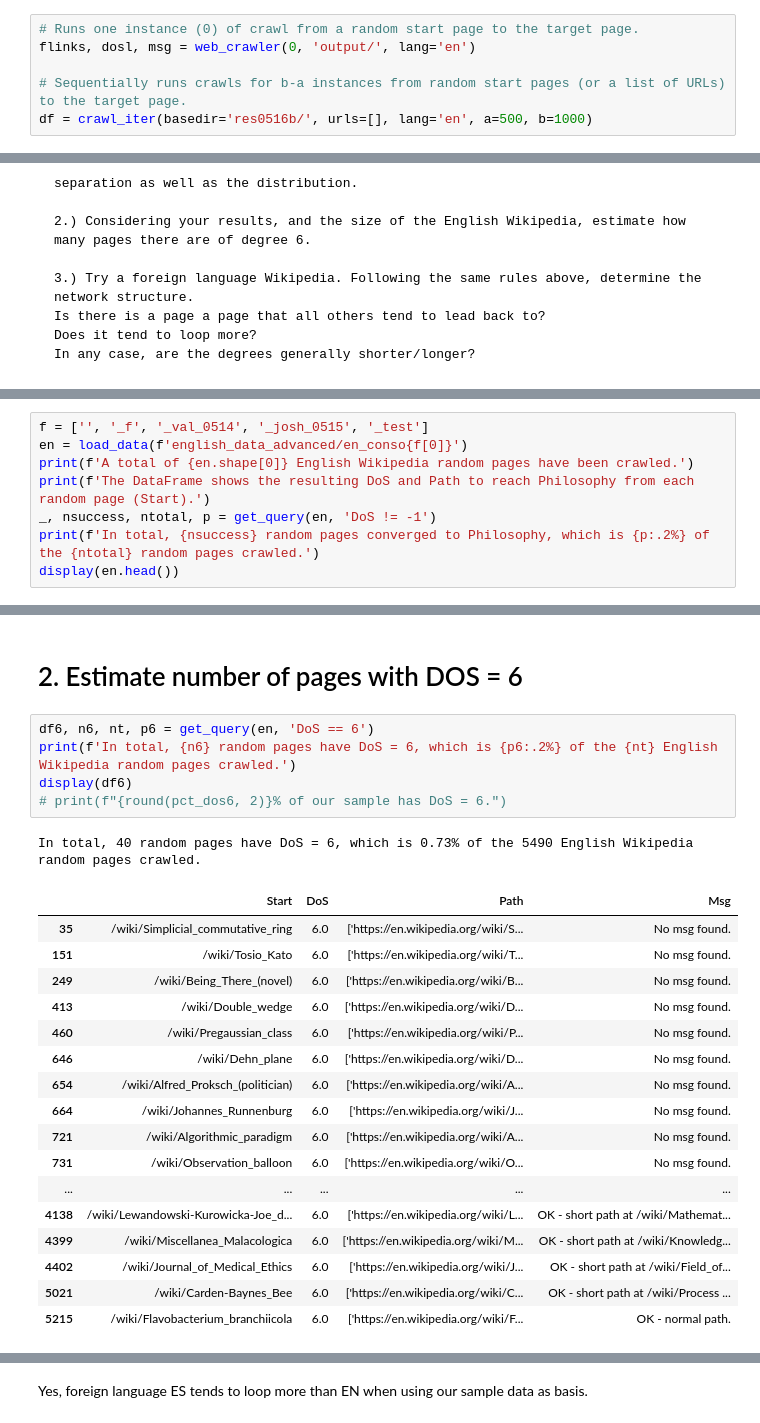
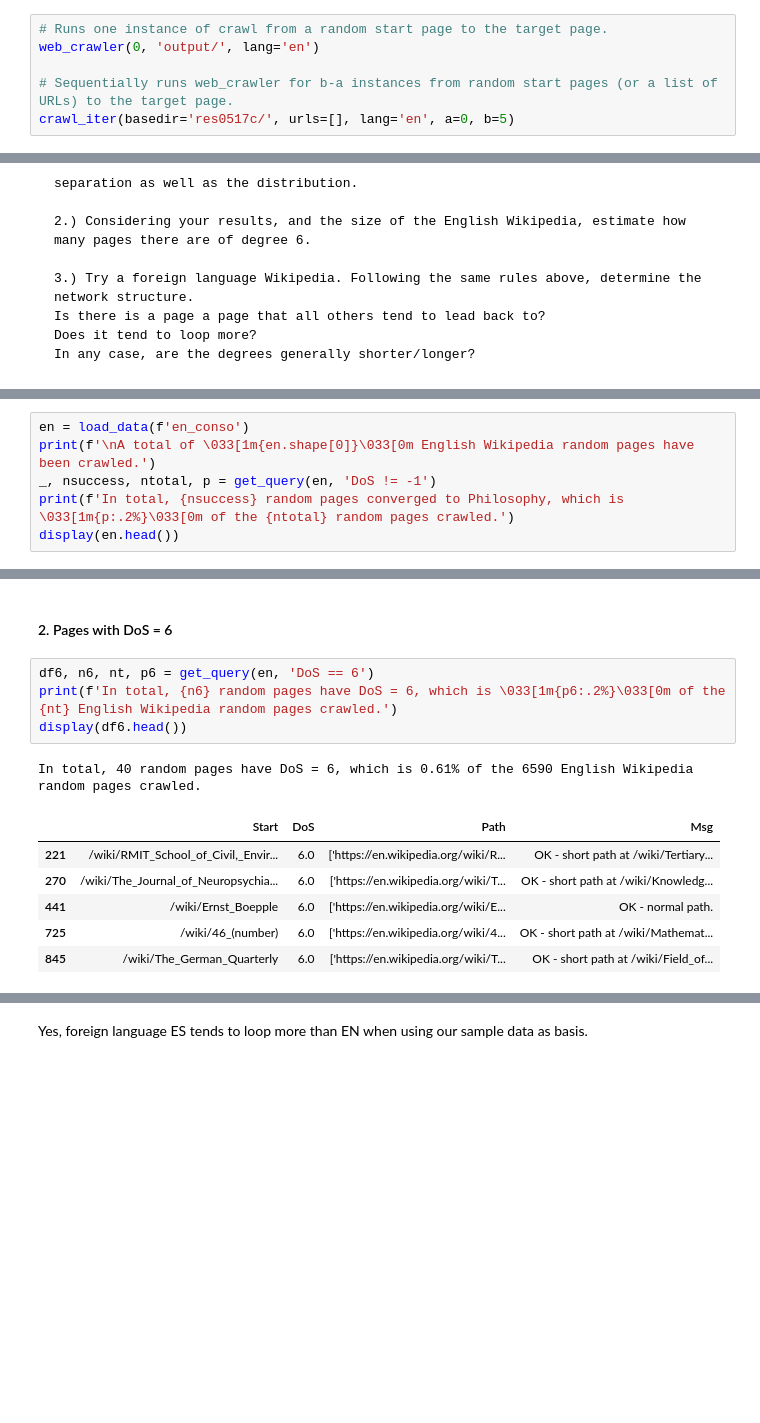
Before and after one commit to jrenzodorado/LT2_DMW_Lab, a Jupyter notebook: DMW_LabReport1_LT2.ipynb, the cells around one changed output, grey strips where cells are left out. Saved outputs shown, nothing was run; the diff lists cells and outputs as text; blank space fills up the shorter version.

```diff
--- a/DMW_LabReport1_LT2.ipynb
+++ b/DMW_LabReport1_LT2.ipynb
@@ -528,8 +548,8 @@ def crawl_iter(basedir, urls=list(), lang='en', a=0, b=100, test=False):
         save_linkhist(linkhist, dir_, a, b-1, fin=True)
     return df
 # %%
-# Runs one instance (0) of crawl from a random start page to the target page.
-flinks, dosl, msg = web_crawler(0, 'output/', lang='en')
+# Runs one instance of crawl from a random start page to the target page.
+web_crawler(0, 'output/', lang='en')
 
-# Sequentially runs crawls for b-a instances from random start pages (or a list of URLs) to the target page.
-df = crawl_iter(basedir='res0516b/', urls=[], lang='en', a=500, b=1000)
+# Sequentially runs web_crawler for b-a instances from random start pages (or a list of URLs) to the target page.
+crawl_iter(basedir='res0517c/', urls=[], lang='en', a=0, b=5)
@@ -666,9 +754,7 @@ def get_mean(df):
 # %%
-f = ['', '_f', '_val_0514', '_josh_0515', '_test']
-en = load_data(f'english_data_advanced/en_conso{f[0]}')
-print(f'A total of {en.shape[0]} English Wikipedia random pages have been crawled.')
-print(f'The DataFrame shows the resulting DoS and Path to reach Philosophy from each random page (Start).')
+en = load_data(f'en_conso')
+print(f'\nA total of \033[1m{en.shape[0]}\033[0m English Wikipedia random pages have been crawled.')
 _, nsuccess, ntotal, p = get_query(en, 'DoS != -1')
-print(f'In total, {nsuccess} random pages converged to Philosophy, which is {p:.2%} of the {ntotal} random pages crawled.')
+print(f'In total, {nsuccess} random pages converged to Philosophy, which is \033[1m{p:.2%}\033[0m of the {ntotal} random pages crawled.')
 display(en.head())
 # %% [output]
@@ -700,27 +788,15 @@ In the distribution, there are three observed local maxima - at DoS = -1 where l
 # %% [markdown]
-# 2. Estimate number of pages with DOS = 6
+#### 2. Pages with DoS = 6
 # %%
 df6, n6, nt, p6 = get_query(en, 'DoS == 6')
-print(f'In total, {n6} random pages have DoS = 6, which is {p6:.2%} of the {nt} English Wikipedia random pages crawled.')
-display(df6)
-# print(f"{round(pct_dos6, 2)}% of our sample has DoS = 6.")
+print(f'In total, {n6} random pages have DoS = 6, which is \033[1m{p6:.2%}\033[0m of the {nt} English Wikipedia random pages crawled.')
+display(df6.head())
 # %% [output]
-In total, 40 random pages have DoS = 6, which is 0.73% of the 5490 English Wikipedia random pages crawled.
+In total, 40 random pages have DoS = 6, which is 0.61% of the 6590 English Wikipedia random pages crawled.
 |  | Start | DoS | Path | Msg |
-| 35 | /wiki/Simplicial_commutative_ring | 6.0 | ['https://en.wikipedia.org/wiki/S... | No msg found. |
-| 151 | /wiki/Tosio_Kato | 6.0 | ['https://en.wikipedia.org/wiki/T... | No msg found. |
-| 249 | /wiki/Being_There_(novel) | 6.0 | ['https://en.wikipedia.org/wiki/B... | No msg found. |
-| 413 | /wiki/Double_wedge | 6.0 | ['https://en.wikipedia.org/wiki/D... | No msg found. |
-| 460 | /wiki/Pregaussian_class | 6.0 | ['https://en.wikipedia.org/wiki/P... | No msg found. |
-| 646 | /wiki/Dehn_plane | 6.0 | ['https://en.wikipedia.org/wiki/D... | No msg found. |
-| 654 | /wiki/Alfred_Proksch_(politician) | 6.0 | ['https://en.wikipedia.org/wiki/A... | No msg found. |
-| 664 | /wiki/Johannes_Runnenburg | 6.0 | ['https://en.wikipedia.org/wiki/J... | No msg found. |
-| 721 | /wiki/Algorithmic_paradigm | 6.0 | ['https://en.wikipedia.org/wiki/A... | No msg found. |
-| 731 | /wiki/Observation_balloon | 6.0 | ['https://en.wikipedia.org/wiki/O... | No msg found. |
-| ... | ... | ... | ... | ... |
-| 4138 | /wiki/Lewandowski-Kurowicka-Joe_d... | 6.0 | ['https://en.wikipedia.org/wiki/L... | OK - short path at /wiki/Mathemat... |
-| 4399 | /wiki/Miscellanea_Malacologica | 6.0 | ['https://en.wikipedia.org/wiki/M... | OK - short path at /wiki/Knowledg... |
-| 4402 | /wiki/Journal_of_Medical_Ethics | 6.0 | ['https://en.wikipedia.org/wiki/J... | OK - short path at /wiki/Field_of... |
-| 5021 | /wiki/Carden-Baynes_Bee | 6.0 | ['https://en.wikipedia.org/wiki/C... | OK - short path at /wiki/Process ... |
-| 5215 | /wiki/Flavobacterium_branchiicola | 6.0 | ['https://en.wikipedia.org/wiki/F... | OK - normal path. |
+| 221 | /wiki/RMIT_School_of_Civil,_Envir... | 6.0 | ['https://en.wikipedia.org/wiki/R... | OK - short path at /wiki/Tertiary... |
+| 270 | /wiki/The_Journal_of_Neuropsychia... | 6.0 | ['https://en.wikipedia.org/wiki/T... | OK - short path at /wiki/Knowledg... |
+| 441 | /wiki/Ernst_Boepple | 6.0 | ['https://en.wikipedia.org/wiki/E... | OK - normal path. |
+| 725 | /wiki/46_(number) | 6.0 | ['https://en.wikipedia.org/wiki/4... | OK - short path at /wiki/Mathemat... |
+| 845 | /wiki/The_German_Quarterly | 6.0 | ['https://en.wikipedia.org/wiki/T... | OK - short path at /wiki/Field_of... |
 # %% [markdown]
```
Also changed, not shown: parts of 26 cells of this notebook, 18 other files.
